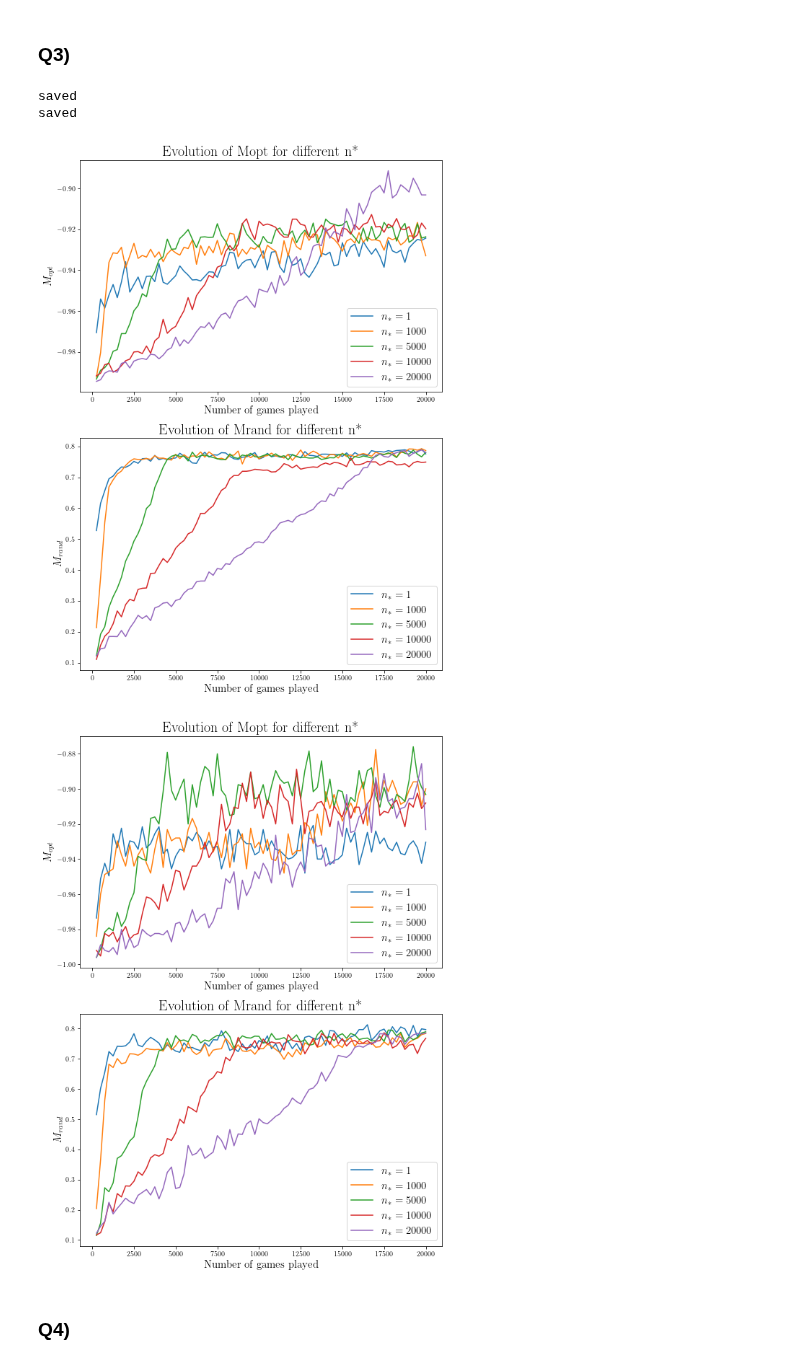
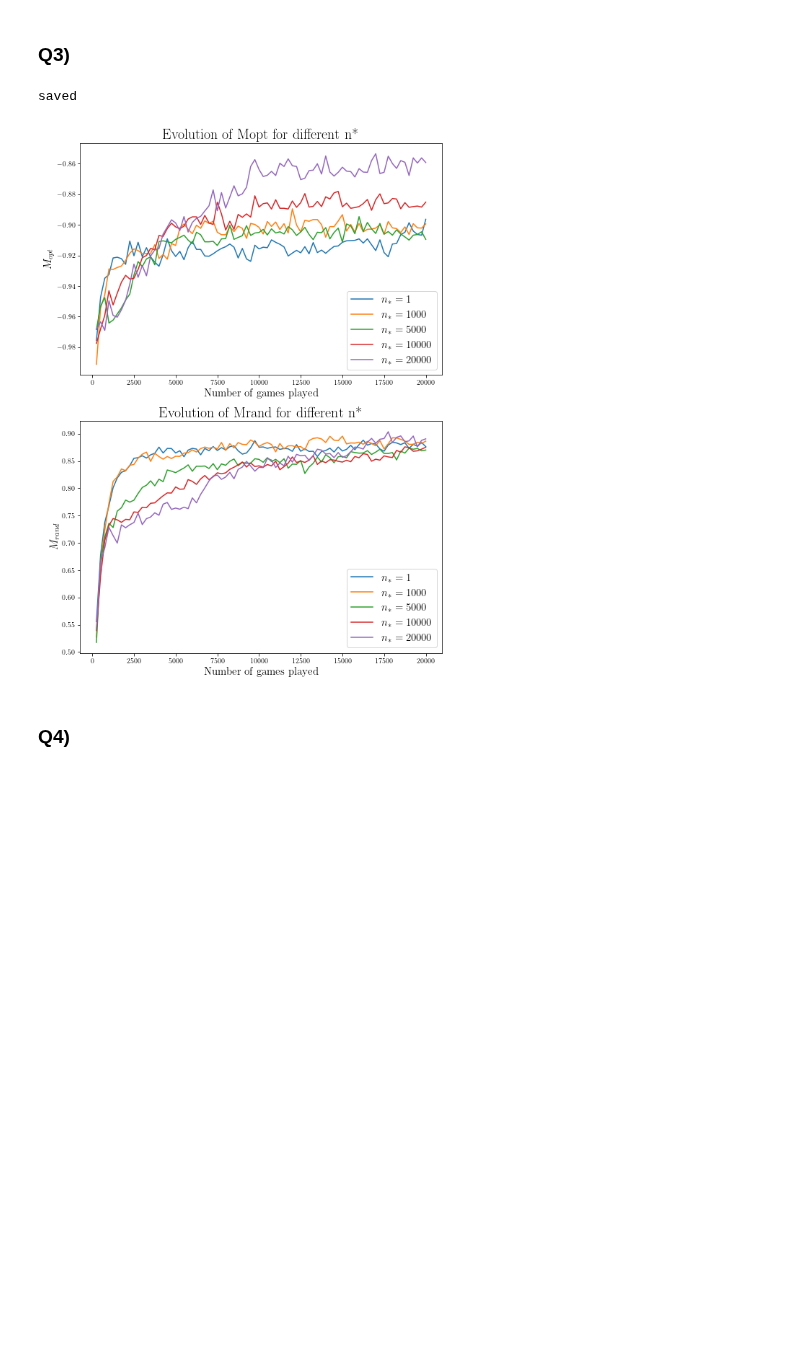
Before and after one commit to louisPoulain/ANN_NIM, a Jupyter notebook: main.ipynb, the cells around one changed output. Cells and saved outputs as stored; diff of their text form; code cells hidden in the pictures; blank space fills up the shorter version.

```diff
--- a/main.ipynb
+++ b/main.ipynb
@@ -82,30 +72,17 @@ With a big $n_*$, the decrease of epsilon is very slow, and stays very close to
 # %%
 N_star = [1, 1000, 5000, 10000, 20000]
 saving_dict = load_dict('saving_dict')
 Q3_dictMopt_5_samples, Q3_dictMrand_5_samples, Q3_times_opt_5_samples, Q3_times_rand_5_samples = h.Q3(N_star = N_star, save = True)
 saving_dict['Q3']['samples_5'] = {}
 saving_dict['Q3']['samples_5']['mopt'] = Q3_dictMopt_5_samples
 saving_dict['Q3']['samples_5']['mrand'] = Q3_dictMrand_5_samples
 saving_dict['Q3']['samples_5']['Training_Opt'] = Q3_times_opt_5_samples
 saving_dict['Q3']['samples_5']['Training_Rand'] = Q3_times_rand_5_samples
 save_dict(saving_dict)
 print('saved')
-
-N_star = [1, 1000, 5000, 10000, 20000]
-saving_dict = load_dict('saving_dict')
-Q3_dictMopt_1_sample, Q3_dictMrand_1_sample, Q3_times_opt_1_sample, Q3_times_rand_1_sample = h.Q3(N_star = N_star, nb_samples = 1, save = True)
-saving_dict['Q3']['samples_1'] = {}
-saving_dict['Q3']['samples_1']['mopt'] = Q3_dictMopt_1_sample
-saving_dict['Q3']['samples_1']['mrand'] = Q3_dictMrand_1_sample
-saving_dict['Q3']['samples_1']['Training_Opt'] = Q3_times_opt_1_sample
-saving_dict['Q3']['samples_1']['Training_Rand'] = Q3_times_rand_1_sample
-save_dict(saving_dict)
-print('saved')
 # %% [output]
 saved
-saved
-[figure, old version]
+[figure, new version]
-[figure, removed]
 # %% [markdown]
 ### Q4)
 # %%
```
Also changed, not shown: parts of 8 cells of this notebook, 8 other files.
